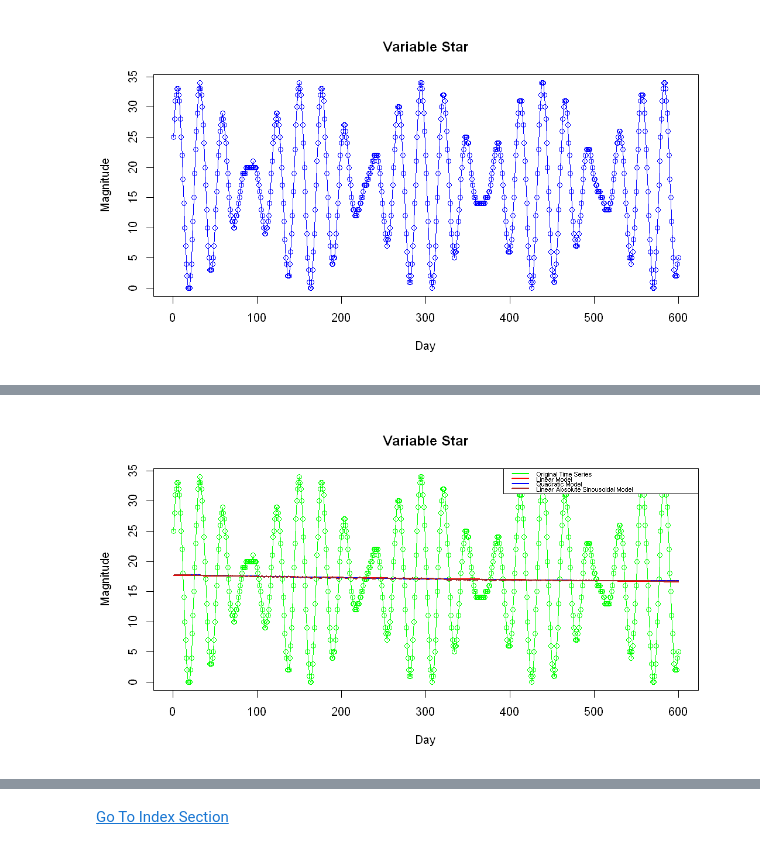
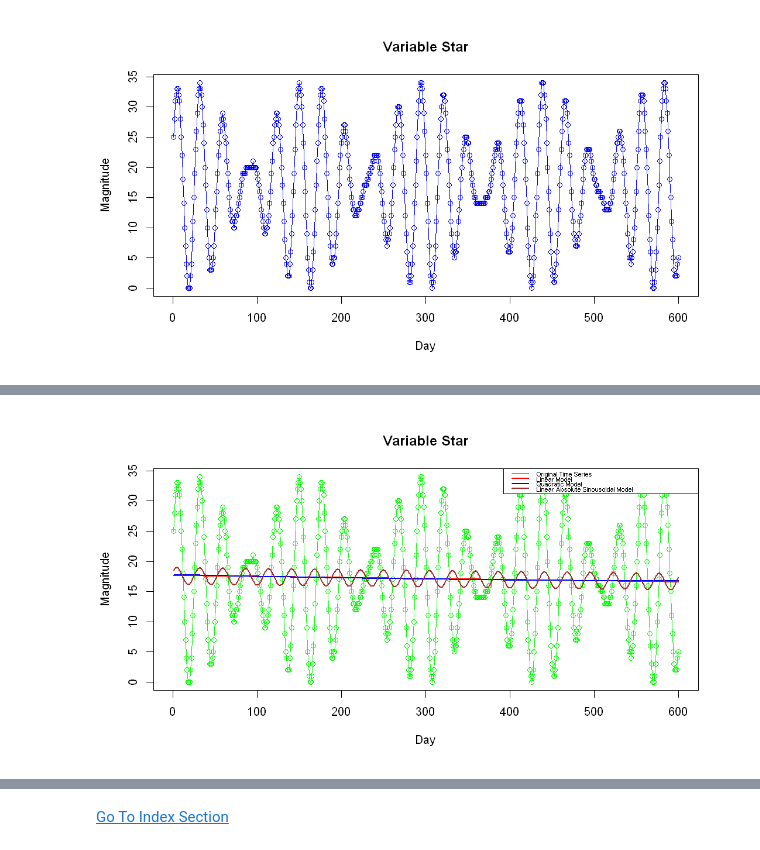
Before and after one commit to itsayushthada/Time-Series-Analysis, a Jupyter notebook: Week2/Time Series Visualization.ipynb, the cells around one changed output, grey strips where cells are left out. Cells and saved outputs as stored; diff of their text form; code cells hidden in the pictures.

```diff
--- a/Week2/Time Series Visualization.ipynb
+++ b/Week2/Time Series Visualization.ipynb
@@ -692,3 +692,7 @@ plot(star, type = "o",
      ylab="Magnitude")
 # %% [output]
 [figure]
+# %%
+mysin <- function(x, cycle, amp=1, phase=0){
+    amp*sin(phase + 2*pi*x*cycle/max(x))
+}
@@ -695,23 +743,23 @@ plot(star, type = "o",
 # %%
 star.linear.model <- lm(star ~ time(star))
 star.poly2.model <- lm(star ~ poly(time(star), 2, raw=TRUE))
-star.sinos.model <- lm(star ~ time(star) * abs(sin(2*pi*(time(star))/2)))
+star.sinos.model <- lm(star ~ time(star) + mysin(x = time(star), cycle = 22, amp = 20, phase = pi/6))
 
 plot(star, type = "o",
      col="green",
      main="Variable Star",
      xlab="Day",
      ylab="Magnitude")
 
 lines(x = as.vector(time(star)), y = predict(star.linear.model), col = 'red', lwd = 1.7)
 lines(x = as.vector(time(star)), y = predict(star.poly2.model), col = 'blue', lwd = 1.7)
 lines(x = as.vector(time(star)), y = predict(star.sinos.model), col = 'brown', lwd = 1.7)
 
 legend(x = "topright",
        legend=c("Original Time Series", "Linear Model", "Quadratic Model", "Linear Absolute Sinousoidal Model"),
        col=c("green", "red", "blue", "brown"),
        lwd=2,
        text.font=0.2,
        cex = 0.55)
 # %% [output]
-[figure, old version]
+[figure, new version]
```
Also changed, not shown: parts of 9 cells of this notebook.
